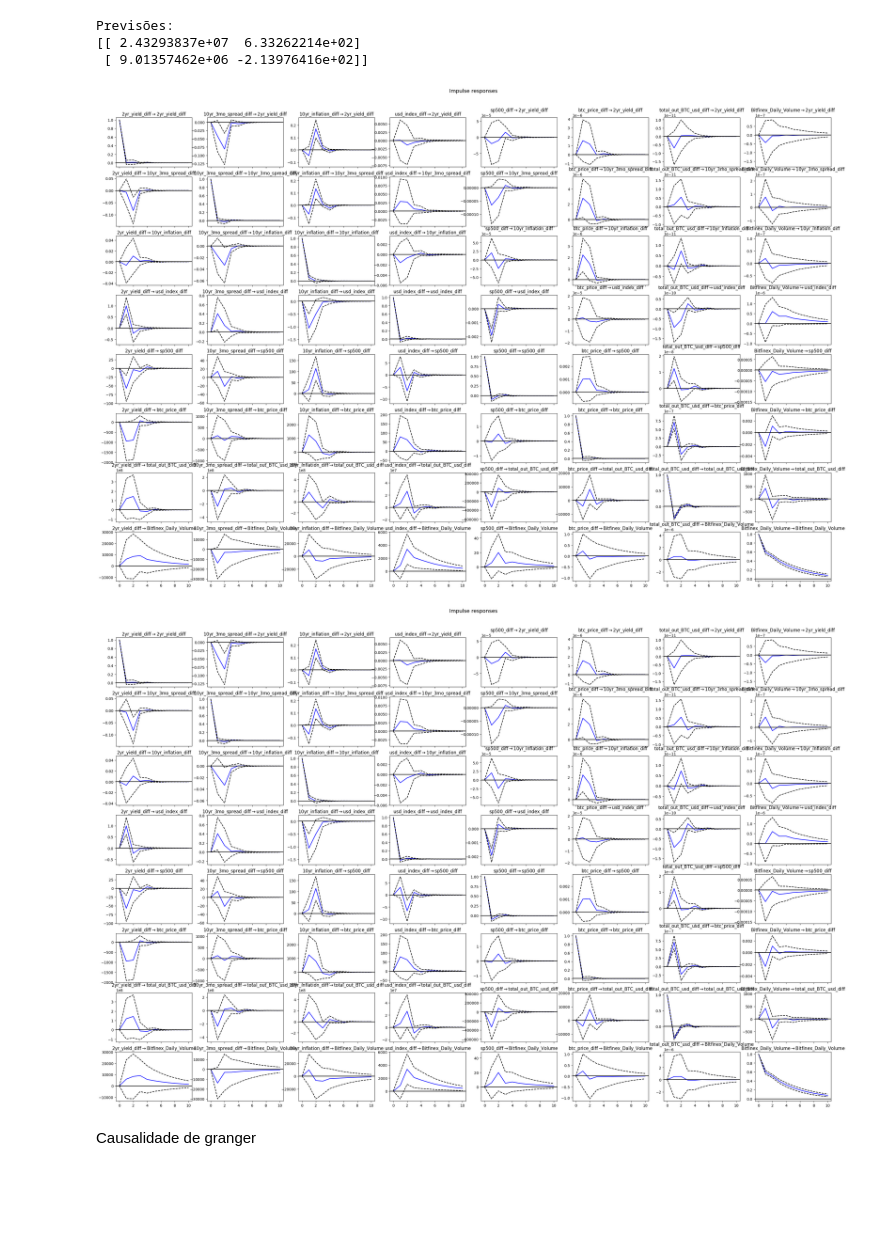
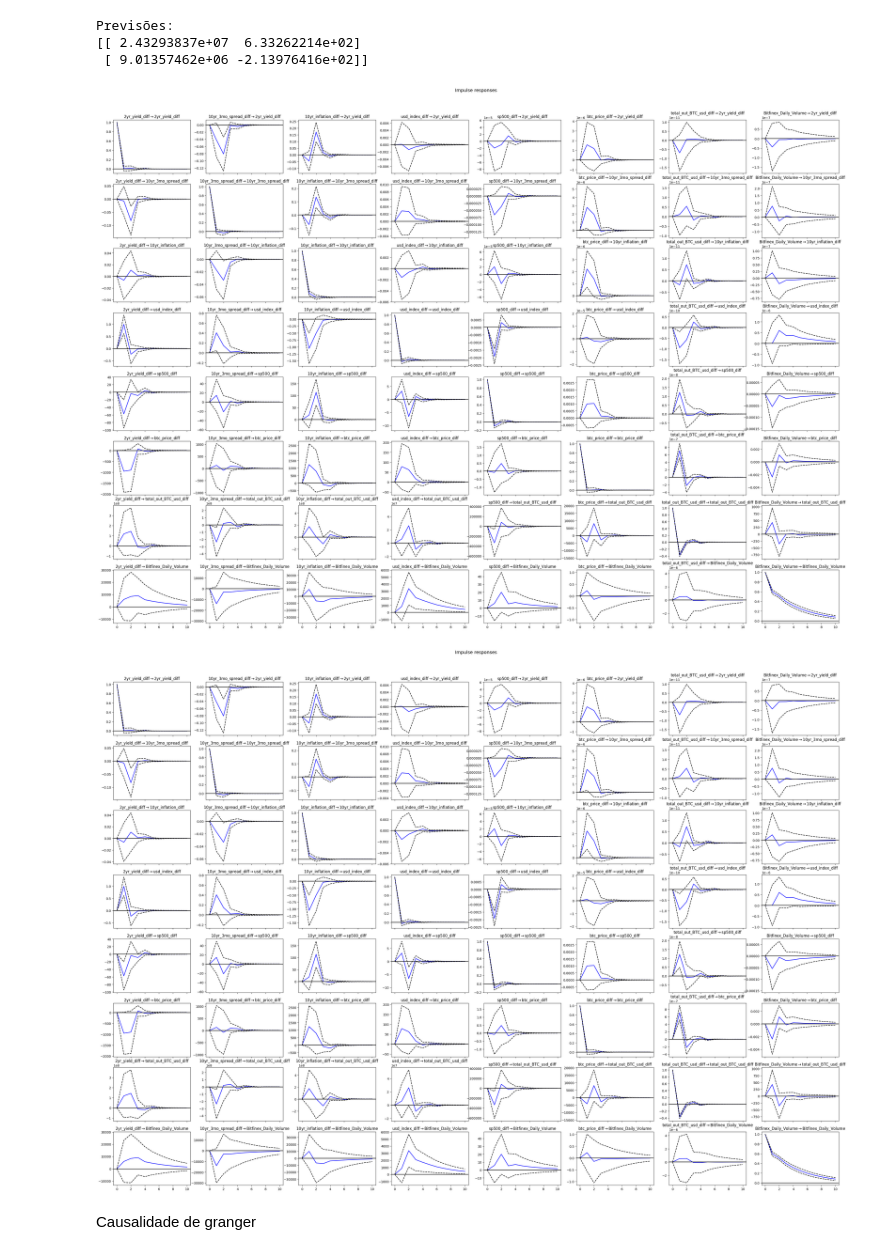
Before and after one commit to Moises-mfg/Analise-exploratoria-blockchain-Bitcoin, a Jupyter notebook: svar_bitcoin_macro.ipynb, the cells around one changed output. Saved outputs shown, nothing was run; the diff lists cells and outputs as text; code cells hidden in the pictures; blank space fills up the shorter version.

```diff
--- a/svar_bitcoin_macro.ipynb
+++ b/svar_bitcoin_macro.ipynb
@@ -274,10 +274,10 @@ Previsões:
  [ 9.01357462e+06 -2.13976416e+02]]
 # %%
 irf = result.irf(10)
-irf.plot(figsize=(30,20))
+irf.plot(figsize=(35,25))
 # %% [output]
-[figure, old version]
+[figure, new version]
-[figure, old version]
+[figure, new version]
 # %% [markdown]
 Causalidade de granger
 # %%
```
Also changed, not shown: 6 other files.
